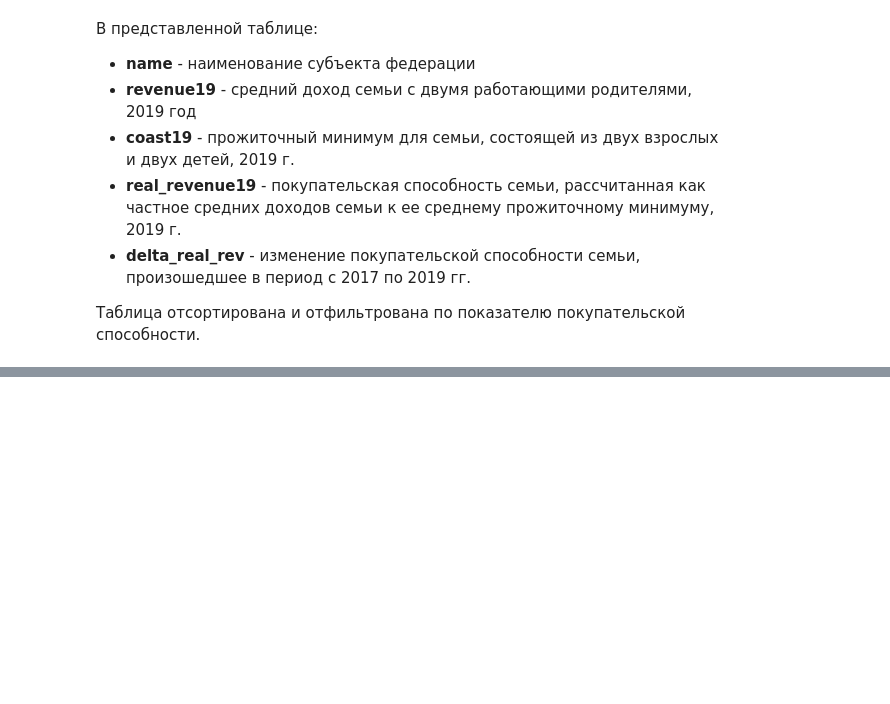
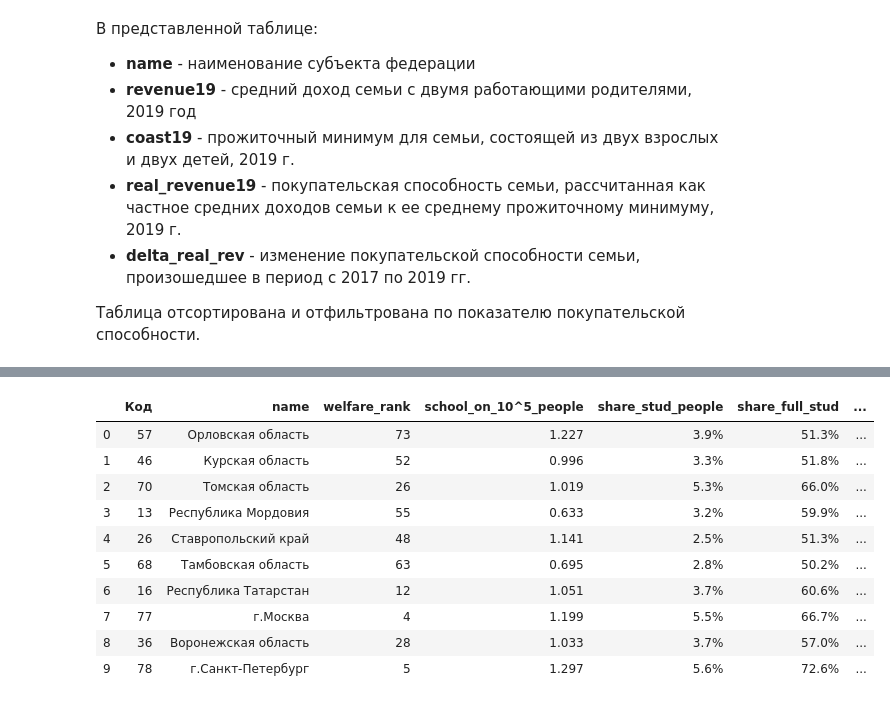
Before and after one commit to vyushmanov/ML-Analytics, a Jupyter notebook: 2020-08-26_Region_family_matrix/Family_migration.ipynb, the cells around one changed output, grey strips where cells are left out. Saved outputs shown, nothing was run; the diff lists cells and outputs as text; code cells hidden in the pictures; blank space fills up the shorter version.

```diff
--- a/2020-08-26_Region_family_matrix/Family_migration.ipynb
+++ b/2020-08-26_Region_family_matrix/Family_migration.ipynb
@@ -11,8 +11,7 @@ import pandas as pd
 
 from tabulate import tabulate
 from IPython.display import HTML, display
-
-
+from sklearn.preprocessing import MinMaxScaler
 
 pd.set_option('display.max_rows', 50) # выведем больше строк
 pd.set_option('display.max_columns', 50) # выведем больше колонок
@@ -34,8 +33,10 @@ def show_matrix(matrix, target_columns):
 
         if 'delta' in i:
             matrix[i] = matrix[i].map(lambda x: '' if x == 0 else '+' + str(int(x)) + '%')
-        elif 'share' in i or 'grow' in i or 'scre' in i:
+        elif 'share' in i or 'grow' in i or 'scre' in i or i == 'Код':
             matrix[i] = matrix[i].map(lambda x: '' if x == 0 else str(round(x,1)) + '%')
+        elif 'scho' in i:
+            matrix[i] = matrix[i].map(lambda x: '' if x == 0 else str(round(x,3)))
         else:
             matrix[i] = matrix[i].map(lambda x: '' if x == 0 else str(int(x)) if x > 1000 else x)
 
@@ -302,6 +306,7 @@ high_school.columns = new_column
 high_school = standardization_name(high_school, 'name', 'sm_name')
 high_school = pd.merge(high_school, people.drop(['name'], axis = 1), how = 'left', on = ['sm_name'])
 
+high_school['school_on_10^5_people']     = high_school.apply(lambda x: (x['school'] + x['school_f']) / x['people'] * 100000, axis = 1)
 high_school['share_stud_people']  = high_school.apply(lambda x: x['students'] / x['people'] * 100, axis = 1)
 high_school['share_full_stud']    = high_school.apply(lambda x: x['8'] / x['students'] * 100 if x['students'] != 0 else None, axis = 1)
 high_school['share_evening_stud'] = high_school.apply(lambda x: x['9'] / x['students'] * 100 if x['students'] != 0 else None, axis = 1)
@@ -310,7 +315,7 @@ high_school.rename(columns = lambda x: str(x).replace('13', 'share_stud_femail')
 high_school['growth_stud']        = high_school.apply(lambda x: (x['16'] - x['20']) / x['20'] * 100 if x['20'] != 0 else None, axis = 1)
 high_school['screening_out_stud'] = high_school.apply(lambda x: (x['16'] - x['20']) / x['16'] * 100 if x['16'] != 0 else None, axis = 1)
 high_school['share_extern_stud']  = high_school.apply(lambda x: x['24'] / x['20'] * 100 if x['20'] != 0 else None, axis = 1)
-high_school = high_school[['name', 'sm_name', 'school', 'school_f', 'students', 'share_stud_people'
+high_school = high_school[['name', 'sm_name', 'school_on_10^5_people', 'students', 'share_stud_people'
                            , 'share_full_stud', 'share_evening_stud', 'share_corr_stud', 'share_stud_femail'
                            , 'growth_stud', 'screening_out_stud', 'share_extern_stud']]
 
@@ -413,7 +418,7 @@ for indexS, s in enumerate(v_teachers_age):
     str_median_age = []
     for indexC, c in enumerate(s):
         for i in range(int(c)):
-            str_median_age.append(vector_age_min[indexC] + i * period_age[indexS][indexC])
+            str_median_age.append(vector_age[indexC] + i * period_age[indexS][indexC])
     median_age.append(np.median(str_median_age))
 median_age = np.around(median_age, decimals = 1)
 
@@ -494,0 +442,54 @@ str
+# %%
+# Вывод на экран итоговой матрицы параметров
+
+target_columns = ['Код', 'name', 'welfare_rank', 'school_on_10^5_people'
+                  , 'share_stud_people', 'share_full_stud'
+                  , 'share_stud_femail', 'growth_stud', 'screening_out_stud', 'share_extern_stud'
+                  , 'share_teach_stud', 'share_doc_teach', 'share_mag_teach', 'teacher_age_median']
+
+print('Для сортировки таблицы статистических данных установите приоритеты, выбрав варианты:\n')
+a = input('Большое количество ВУЗов на 100000 человек - это:           0 - не важно; 1 - важно; 2 - очень важно     | Ваш ответ - ')
+b = input('Стремление населения к получению высшего образования - это: 0 - не важно; 1 - важно; 2 - очень важно     | Ваш ответ - ')
+c = input('Высокая доля студентов на дневной форме обучения - это:     0 - не важно; 1 - важно; 2 - очень важно     | Ваш ответ - ')
+d = input('Высокая доля женщин среди студентов - это:                  0 - не важно; 1 - важно; 2 - очень важно     | Ваш ответ - ')
+e = input('Высокий отсев неуспевающих - это: -1 - плохо;              -1 - плохо; 0 - не важно; 1 - хорошо          | Ваш ответ - ')
+f = input('Высокий процент экстернатуры - это:                         0 - не важно; 1 - важно; 2 - очень важно     | Ваш ответ - ')
+g = input('Высокая доля преподавателей, имеющих научную степень - это: 0 - не важно; 1 - важно; 2 - очень важно     | Ваш ответ - ')
+h = input('Молодой возраст преподавателей - это:                       0 - не важно; 1 - важно; 2 - очень важно     | Ваш ответ - ')
+
+print('\n')
+
+priority_vector = [int(a),int(b),int(c),int(d),int(e),int(f),int(g),int(h)]
+
+#priority_vector = [1,1,1,1,1,0,0,1]
+
+def priority_distribution(view, vector):
+    scaler = MinMaxScaler()
+
+    view['a'] = scaler.fit_transform(np.array(view['school_on_10^5_people']).reshape(-1,1))
+    view['b'] = scaler.fit_transform(np.array(view['share_stud_people']).reshape(-1,1))
+    view['c'] = scaler.fit_transform(np.array(view['share_full_stud']).reshape(-1,1))
+    view['d'] = scaler.fit_transform(np.array(view['share_stud_femail']).reshape(-1,1))
+    view['e'] = scaler.fit_transform(np.array(view['screening_out_stud']).reshape(-1,1))
+    view['f'] = scaler.fit_transform(np.array(view['share_extern_stud']).reshape(-1,1))
+    view['g'] = scaler.fit_transform((np.array(view['share_doc_teach'])*2 + np.array(view['share_mag_teach']))
+                                     .reshape(-1,1))
+    view['h'] = scaler.fit_transform(1 - np.array(view['teacher_age_median']).reshape(-1,1))
+
+    priority_matrix = np.array(view[['a','b','c','d','e','f','g','h']]) * vector
+    priority_vector = []
+    for c in priority_matrix:
+        priority_vector.append(sum(c))
+    view['rank'] = priority_vector
+    view = view.sort_values(by = 'rank', ascending = False)
+    return view
+
+view = priority_distribution(matrix, priority_vector)
+view = show_matrix(view, target_columns + ['rank'])
+view = view[view['rank'] != '']
+view = view[view['rank'] > view['rank'].quantile(0.9)]
+
+display(HTML(tabulate(np.array(view[target_columns]), headers = target_columns, tablefmt='html', showindex="always")))
+
+hide_toggle('Код ячейки скрыт')
+# %% [output]
@@ -494,0 +506,11 @@ str
+|  | Код | name | welfare_rank | school_on_10^5_people | share_stud_people | share_full_stud | ... |
+| 0 | 57 | Орловская область | 73 | 1.227 | 3.9% | 51.3% | ... |
+| 1 | 46 | Курская область | 52 | 0.996 | 3.3% | 51.8% | ... |
+| 2 | 70 | Томская область | 26 | 1.019 | 5.3% | 66.0% | ... |
+| 3 | 13 | Республика Мордовия | 55 | 0.633 | 3.2% | 59.9% | ... |
+| 4 | 26 | Ставропольский край | 48 | 1.141 | 2.5% | 51.3% | ... |
+| 5 | 68 | Тамбовская область | 63 | 0.695 | 2.8% | 50.2% | ... |
+| 6 | 16 | Республика Татарстан | 12 | 1.051 | 3.7% | 60.6% | ... |
+| 7 | 77 | г.Москва | 4 | 1.199 | 5.5% | 66.7% | ... |
+| 8 | 36 | Воронежская область | 28 | 1.033 | 3.7% | 57.0% | ... |
+| 9 | 78 | г.Санкт-Петербург | 5 | 1.297 | 5.6% | 72.6% | ... |
```
Also changed, not shown: parts of 10 cells of this notebook.
